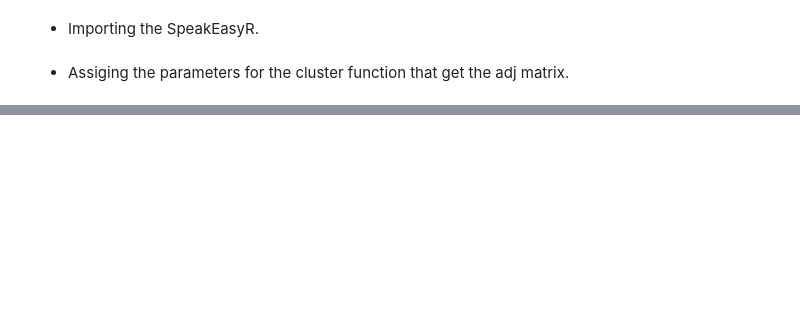
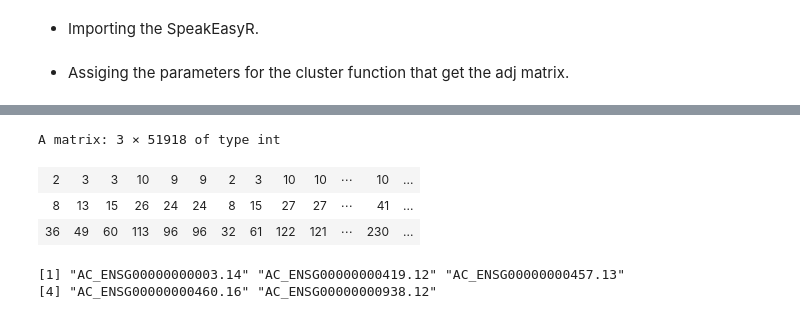
Before and after one commit to edenede2/speakeasyR, a Jupyter notebook: SLabPL/longVectorFailureDoc.ipynb, the cells around one changed output, grey strips where cells are left out. Drawn from its saved outputs; the diff is of its cells as text; code cells hidden in the pictures; blank space fills up the shorter version.

```diff
--- a/SLabPL/longVectorFailureDoc.ipynb
+++ b/SLabPL/longVectorFailureDoc.ipynb
@@ -84,0 +98,13 @@ ERROR: Error in speakeasyR::cluster(adj_matrix, discard_transient = discard_tran
+# %%
+results
+# %% [output]
+A matrix: 3 × 51918 of type int
+| 2 | 3 | 3 | 10 | 9 | 9 | 2 | 3 | 10 | 10 | ⋯ | 10 | ... |
+| 8 | 13 | 15 | 26 | 24 | 24 | 8 | 15 | 27 | 27 | ⋯ | 41 | ... |
+| 36 | 49 | 60 | 113 | 96 | 96 | 32 | 61 | 122 | 121 | ⋯ | 230 | ... |
+# %%
+gene_names <- rownames(adj_matrix)  # or colnames(adj_matrix) - should be the same
+gene_names[1:5]
+# %% [output]
+[1] "AC_ENSG00000000003.14" "AC_ENSG00000000419.12" "AC_ENSG00000000457.13"
+[4] "AC_ENSG00000000460.16" "AC_ENSG00000000938.12"
```
Also changed, not shown: parts of 8 cells of this notebook, 2 other files.
